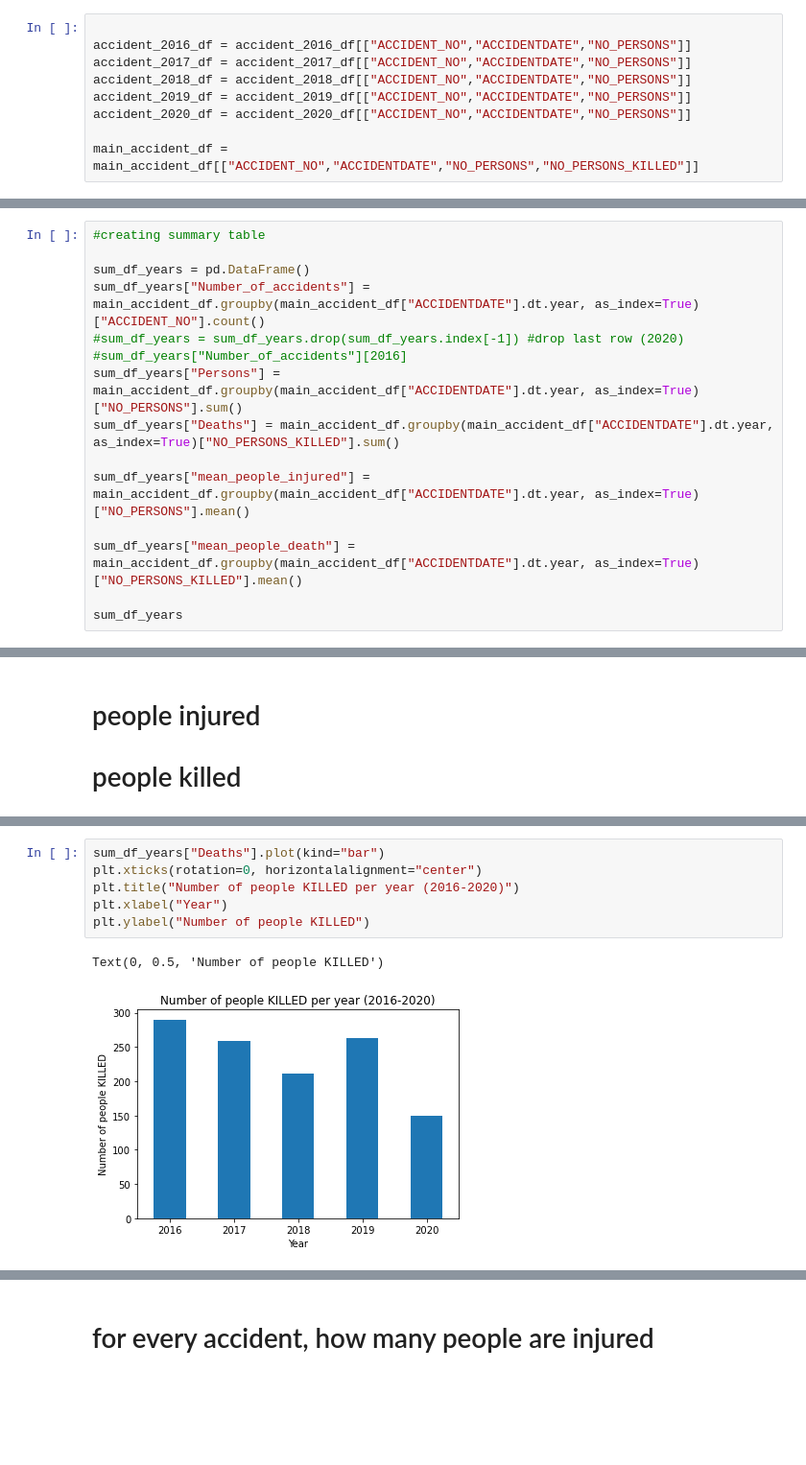
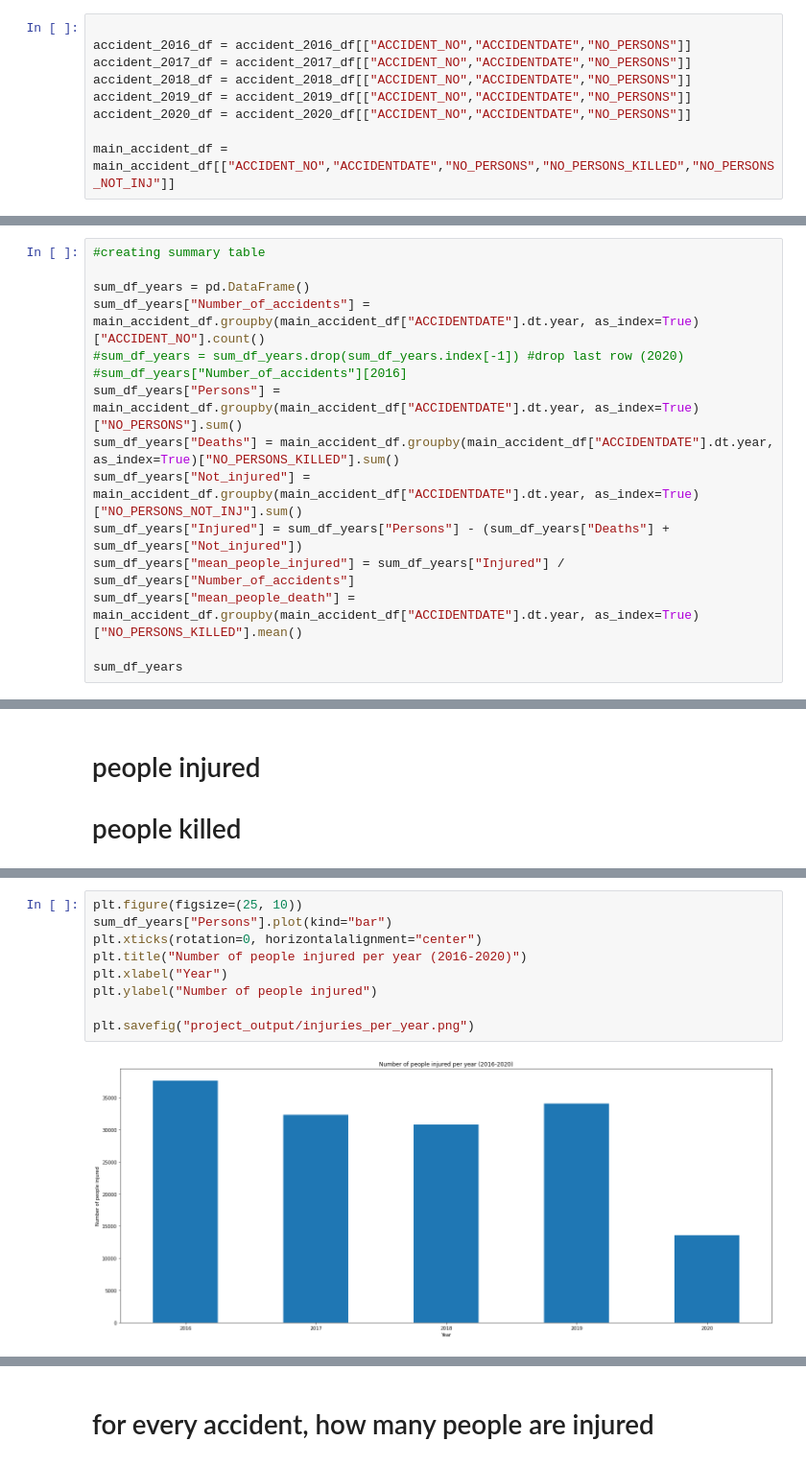
Before and after one commit to 0samvuong/Project-1, a Jupyter notebook: number_of_accidents_analysis.ipynb, the cells around one changed output, grey strips where cells are left out. Shown at 96% size. Cells and saved outputs as stored; diff of their text form; blank space fills up the shorter version.

```diff
--- a/number_of_accidents_analysis.ipynb
+++ b/number_of_accidents_analysis.ipynb
@@ -51,7 +68,7 @@ accident_2018_df = accident_2018_df[["ACCIDENT_NO","ACCIDENTDATE","NO_PERSONS"]]
 accident_2019_df = accident_2019_df[["ACCIDENT_NO","ACCIDENTDATE","NO_PERSONS"]]
 accident_2020_df = accident_2020_df[["ACCIDENT_NO","ACCIDENTDATE","NO_PERSONS"]]
 
-main_accident_df = main_accident_df[["ACCIDENT_NO","ACCIDENTDATE","NO_PERSONS","NO_PERSONS_KILLED"]]
+main_accident_df = main_accident_df[["ACCIDENT_NO","ACCIDENTDATE","NO_PERSONS","NO_PERSONS_KILLED","NO_PERSONS_NOT_INJ"]]
 # %%
 main_accident_df
 # %% [output]
@@ -80,9 +97,9 @@ sum_df_years["Number_of_accidents"] = main_accident_df.groupby(main_accident_df[
 #sum_df_years["Number_of_accidents"][2016]
 sum_df_years["Persons"] = main_accident_df.groupby(main_accident_df["ACCIDENTDATE"].dt.year, as_index=True)["NO_PERSONS"].sum()
 sum_df_years["Deaths"] = main_accident_df.groupby(main_accident_df["ACCIDENTDATE"].dt.year, as_index=True)["NO_PERSONS_KILLED"].sum()
-
-sum_df_years["mean_people_injured"] = main_accident_df.groupby(main_accident_df["ACCIDENTDATE"].dt.year, as_index=True)["NO_PERSONS"].mean()
-
+sum_df_years["Not_injured"] = main_accident_df.groupby(main_accident_df["ACCIDENTDATE"].dt.year, as_index=True)["NO_PERSONS_NOT_INJ"].sum()
+sum_df_years["Injured"] = sum_df_years["Persons"] - (sum_df_years["Deaths"] + sum_df_years["Not_injured"])
+sum_df_years["mean_people_injured"] = sum_df_years["Injured"] / sum_df_years["Number_of_accidents"]
 sum_df_years["mean_people_death"] = main_accident_df.groupby(main_accident_df["ACCIDENTDATE"].dt.year, as_index=True)["NO_PERSONS_KILLED"].mean()
 
 sum_df_years
@@ -112,9 +142,11 @@ plt.ylim(0,17000)
 # %%
-sum_df_years["Deaths"].plot(kind="bar")
+plt.figure(figsize=(25, 10))
+sum_df_years["Persons"].plot(kind="bar")
 plt.xticks(rotation=0, horizontalalignment="center")
-plt.title("Number of people KILLED per year (2016-2020)")
+plt.title("Number of people injured per year (2016-2020)")
 plt.xlabel("Year")
-plt.ylabel("Number of people KILLED")
+plt.ylabel("Number of people injured")
+
+plt.savefig("project_output/injuries_per_year.png")
 # %% [output]
-Text(0, 0.5, 'Number of people KILLED')
-[figure, old version]
+[figure, new version]
```
Also changed, not shown: parts of 6 cells of this notebook, 4 other files.
